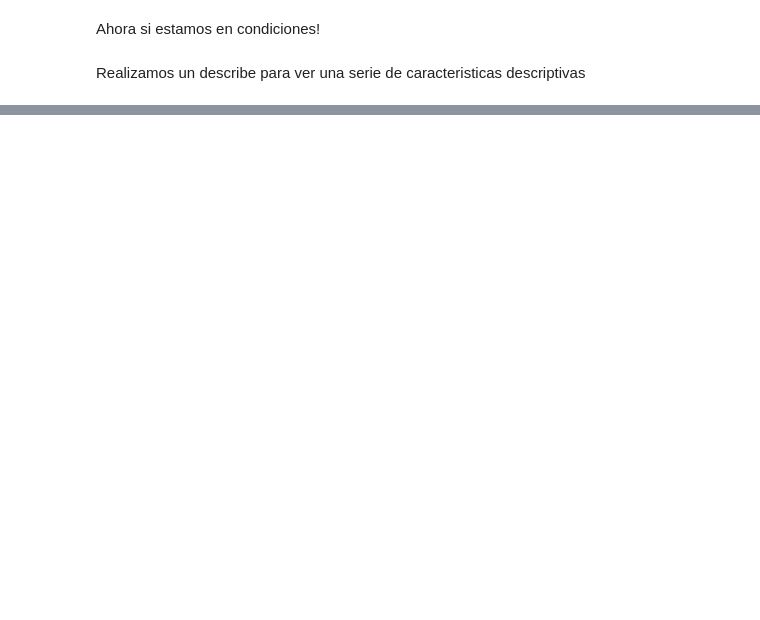
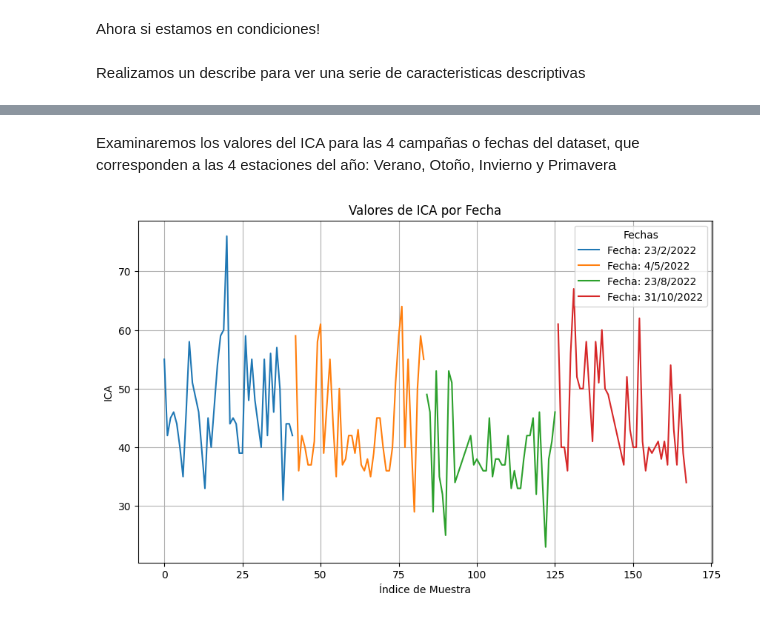
Before and after one commit to muller10000/tp-especial-ciencia-datos, a Jupyter notebook: Ejercicioespecial.ipynb, the cells around one changed output, grey strips where cells are left out. Saved outputs shown, nothing was run; the diff lists cells and outputs as text; code cells hidden in the pictures; blank space fills up the shorter version.

```diff
--- a/Ejercicioespecial.ipynb
+++ b/Ejercicioespecial.ipynb
@@ -453,0 +541,17 @@ Podemos observar lo siguiente:
+# %% [markdown]
+Examinaremos los valores del ICA para las 4 campañas o fechas del dataset, que corresponden a las 4 estaciones del año: Verano, Otoño, Invierno y Primavera
+# %%
+plt.figure(figsize=(10, 6))
+# iteracion donde por cada una de las 4 fechas de muestreo, muestra la variacion del ICA
+for fecha in copy_dataset['fecha'].unique():
+    data_fecha = copy_dataset[copy_dataset['fecha'] == fecha]
+    plt.plot(data_fecha['ica'], label=f'Fecha: {fecha}')
+
+plt.xlabel('Índice de Muestra')
+plt.ylabel('ICA')
+plt.grid(True)
+plt.legend(title='Fechas')
+plt.title('Valores de ICA por Fecha')
+plt.show()
+# %% [output]
+[figure, added]
```
Also changed, not shown: parts of 93 cells of this notebook, 2 other files.
